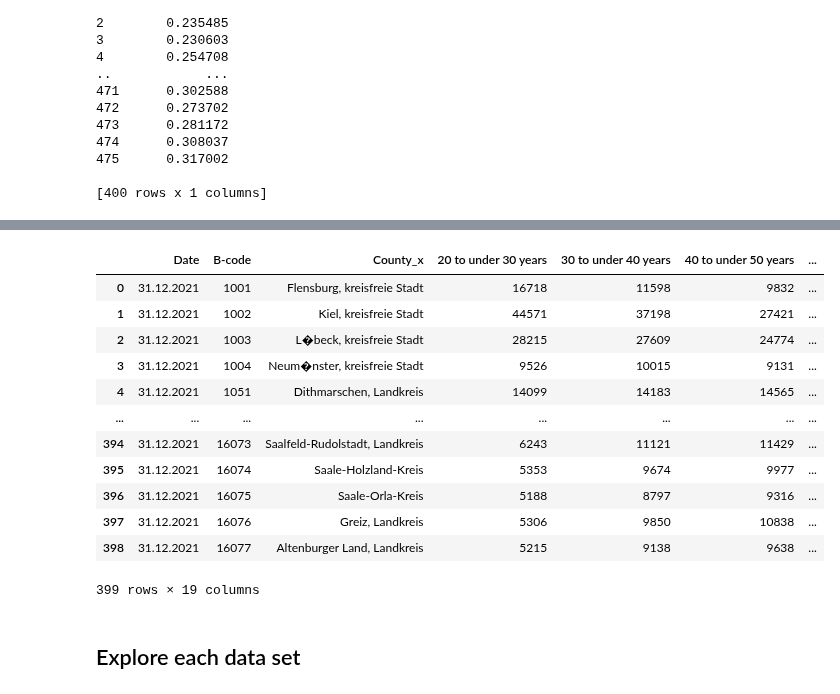
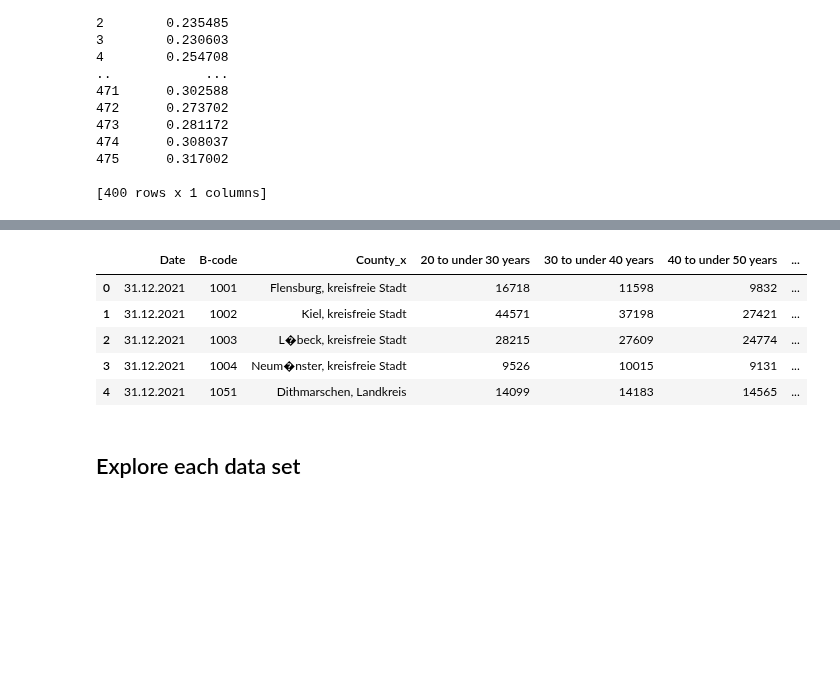
Before and after one commit to NumEconCopenhagen/projects-2023-mes, a Jupyter notebook: dataproject/dataproject.ipynb, the cells around one changed output, grey strips where cells are left out. Cells and saved outputs as stored; diff of their text form; code cells hidden in the pictures; blank space fills up the shorter version.

```diff
--- a/dataproject/dataproject.ipynb
+++ b/dataproject/dataproject.ipynb
@@ -247,23 +153,14 @@ dfK_new
 # %%
+#merge age and motor vehicles datasets
 merged = pd.merge(dfA_final, dfK_new, on='B-code')
-
-#merged = merged.drop(('date', 'County_y'), axis = 1, inplace=True)
-
-merged
+merged.head()
 # %% [output]
 |  | Date | B-code | County_x | 20 to under 30 years | 30 to under 40 years | 40 to under 50 years | ... |
 | 0 | 31.12.2021 | 1001 | Flensburg, kreisfreie Stadt | 16718 | 11598 | 9832 | ... |
 | 1 | 31.12.2021 | 1002 | Kiel, kreisfreie Stadt | 44571 | 37198 | 27421 | ... |
 | 2 | 31.12.2021 | 1003 | L�beck, kreisfreie Stadt | 28215 | 27609 | 24774 | ... |
 | 3 | 31.12.2021 | 1004 | Neum�nster, kreisfreie Stadt | 9526 | 10015 | 9131 | ... |
 | 4 | 31.12.2021 | 1051 | Dithmarschen, Landkreis | 14099 | 14183 | 14565 | ... |
-| ... | ... | ... | ... | ... | ... | ... | ... |
-| 394 | 31.12.2021 | 16073 | Saalfeld-Rudolstadt, Landkreis | 6243 | 11121 | 11429 | ... |
-| 395 | 31.12.2021 | 16074 | Saale-Holzland-Kreis | 5353 | 9674 | 9977 | ... |
-| 396 | 31.12.2021 | 16075 | Saale-Orla-Kreis | 5188 | 8797 | 9316 | ... |
-| 397 | 31.12.2021 | 16076 | Greiz, Landkreis | 5306 | 9850 | 10838 | ... |
-| 398 | 31.12.2021 | 16077 | Altenburger Land, Landkreis | 5215 | 9138 | 9638 | ... |
-399 rows × 19 columns
 # %% [markdown]
 ## Explore each data set
 # %% [markdown]
```
Also changed, not shown: parts of 14 cells of this notebook.
